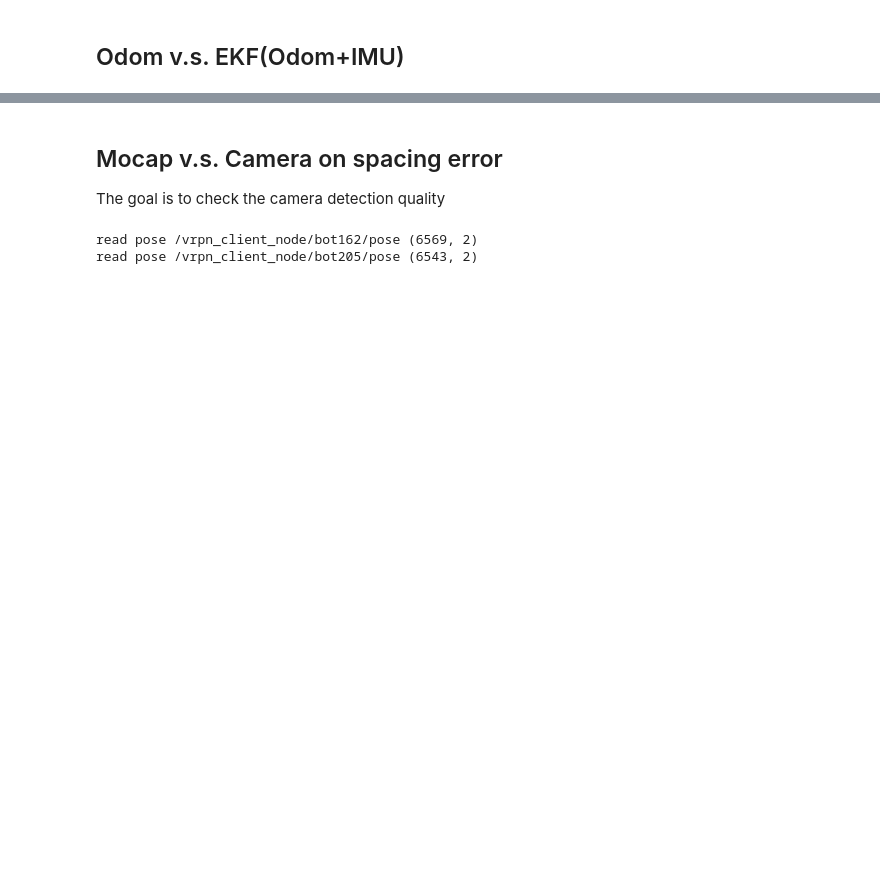
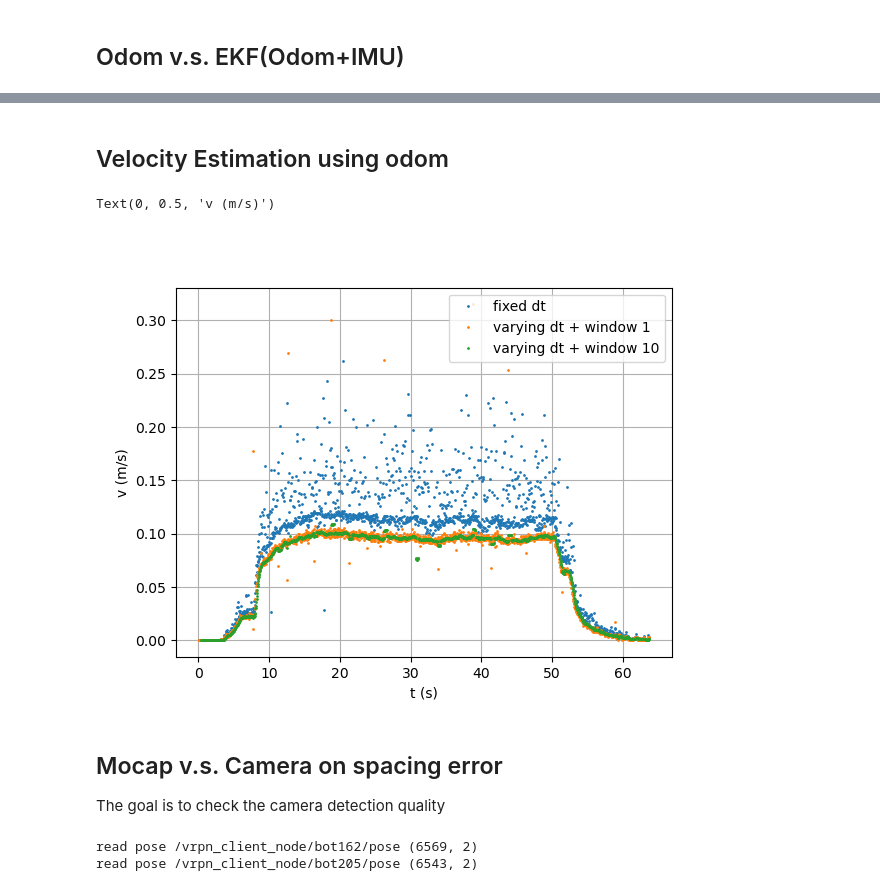
Before and after one commit to holyhenry/DSR_s_curve_tbot_test, a Jupyter notebook: plotting/scripts/system_test.ipynb, the cells around one changed output, grey strips where cells are left out. Drawn from its saved outputs; the diff is of its cells as text; code cells hidden in the pictures; blank space fills up the shorter version.

```diff
--- a/plotting/scripts/system_test.ipynb
+++ b/plotting/scripts/system_test.ipynb
@@ -96,3 +137,30 @@ Text(0, 0.5, 'delta t')
+# %% [markdown]
+## Velocity Estimation using odom
+# %%
+'''
+Takeaway: when estimating higher order info, faster is not necessarily better!
+'''
+
+def estimate_velocity(pose_array, time, n):
+
+    return np.linalg.norm(pose_array[n:] - pose_array[:-n], axis=1), time[n:] - time[:-n]
+
+normalize_t = t162-t162[0]
+
+dt_fix = 1/34
+dx_1, dt_1 = estimate_velocity(p162_o, normalize_t, n=1)
+dx_10, dt_10 = estimate_velocity(p162_o, normalize_t, n=10)
+dx_100, dt_100 = estimate_velocity(p162_o, normalize_t, n=100)
+
+plt.figure(); ms = 2
+plt.plot(normalize_t[1:], dx_1/dt_fix, '.', markersize=ms, label='fixed dt')
+plt.plot(normalize_t[1:], dx_1/dt_1, '.', markersize=ms, label='varying dt + window 1')
+plt.plot(normalize_t[10:], dx_10/dt_10, '.', markersize=ms, label='varying dt + window 10')
+# plt.plot(normalize_t[100:], dx_100/dt_100, '.', markersize=ms, label='varying dt + window 100')
+plt.grid(); plt.legend(); plt.xlabel('t (s)'); plt.ylabel('v (m/s)')
+# %% [output]
+Text(0, 0.5, 'v (m/s)')
+[figure, added]
 # %% [markdown]
 ## Mocap v.s. Camera on spacing error
 The goal is to check the camera detection quality
```
Also changed, not shown: parts of 13 cells of this notebook, 4 other files.
